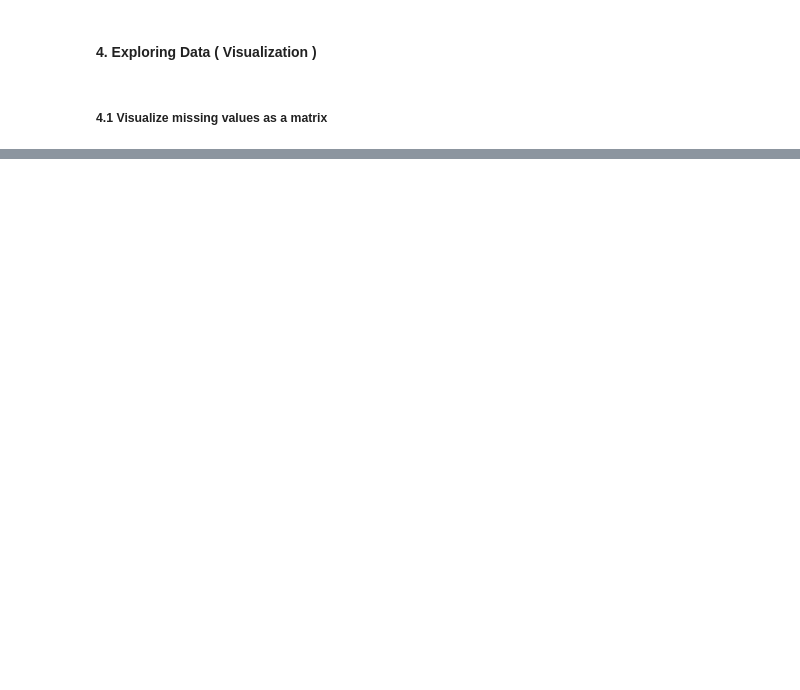
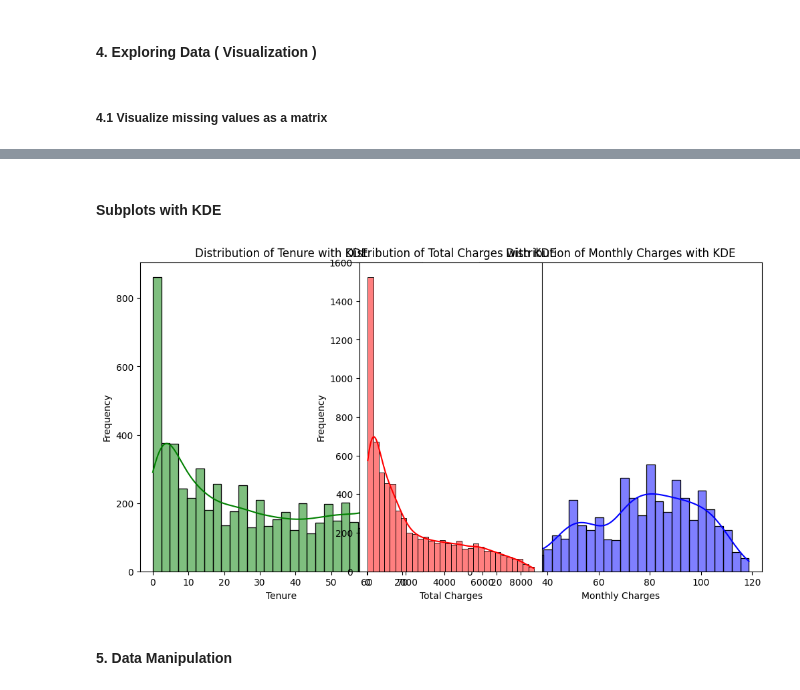
Before and after one commit to ShreyashBhardwaj1/Costumer-churn-prediction, a Jupyter notebook: notebook/1.EDA COSTUMER CHURN PREDICTION.ipynb, the cells around one changed output, grey strips where cells are left out. Cells and saved outputs as stored; diff of their text form; code cells hidden in the pictures; blank space fills up the shorter version.

```diff
--- a/notebook/1.EDA COSTUMER CHURN PREDICTION.ipynb
+++ b/notebook/1.EDA COSTUMER CHURN PREDICTION.ipynb
@@ -269,0 +331,36 @@ NameError: name 'msno' is not defined
+# %% [markdown]
+#### Subplots with KDE
+# %%
+# Ensure TotalCharges is numeric
+df['TotalCharges'] = pd.to_numeric(df['TotalCharges'], errors='coerce')
+
+# Create subplots
+plt.figure(figsize=(12, 6))
+
+# Subplot 2: Tenure with KDE
+plt.subplot(1, 2, 1)
+sns.histplot(data=df, x='tenure', bins=30, kde=True, color='g')
+plt.title('Distribution of Tenure with KDE')
+plt.xlabel('Tenure')
+plt.ylabel('Frequency')
+
+# Subplot 1: MonthlyCharges with KDE
+plt.subplot(1, 2, 2)
+sns.histplot(data=df, x='MonthlyCharges', bins=30, kde=True, color='b')
+plt.title('Distribution of Monthly Charges with KDE')
+plt.xlabel('Monthly Charges')
+plt.ylabel('Frequency')
+
+# Subplot 3: TotalCharges with KDE
+plt.subplot(1, 3, 2)
+sns.histplot(data=df, x='TotalCharges', bins=30, kde=True, color='r')
+plt.title('Distribution of Total Charges with KDE')
+plt.xlabel('Total Charges')
+plt.ylabel('Frequency')
+
+plt.tight_layout()
+plt.show()
+# %% [output]
+[figure, added]
+# %% [markdown]
+#### 5. Data Manipulation
```
Also changed, not shown: parts of 27 cells of this notebook, 1 other file.
